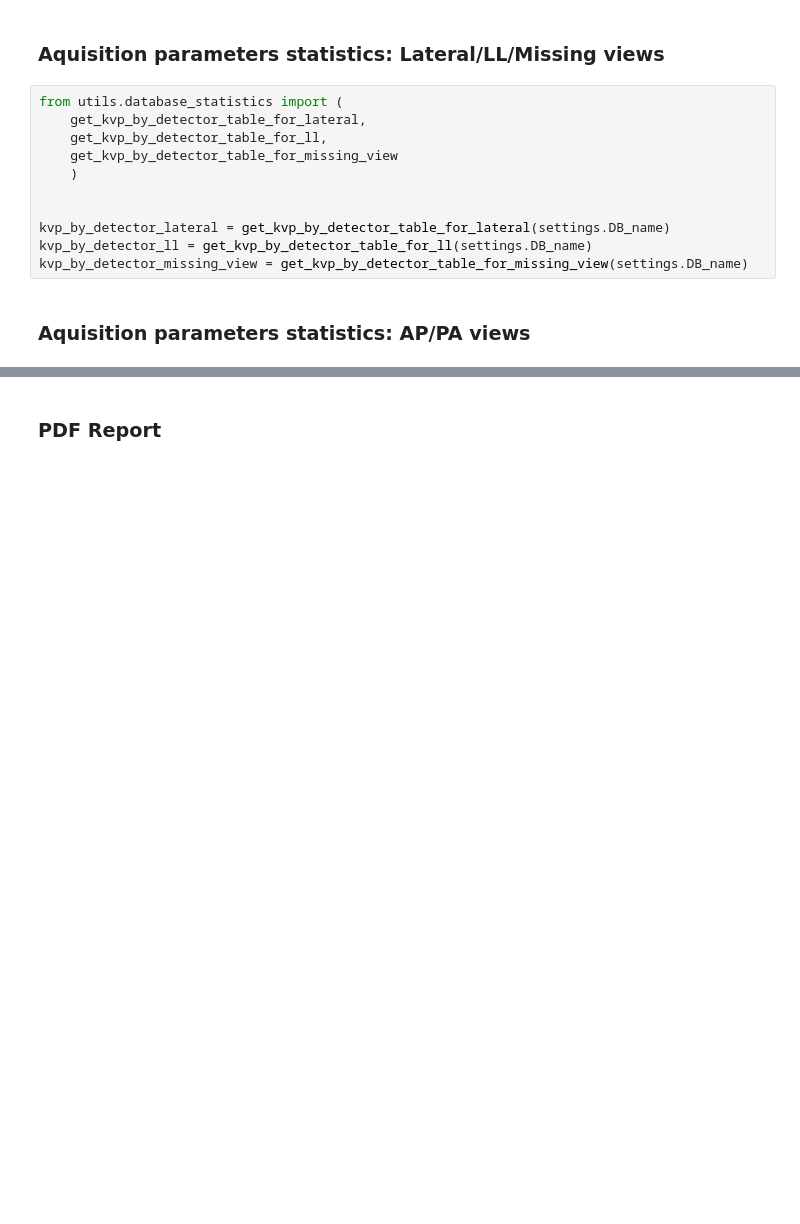
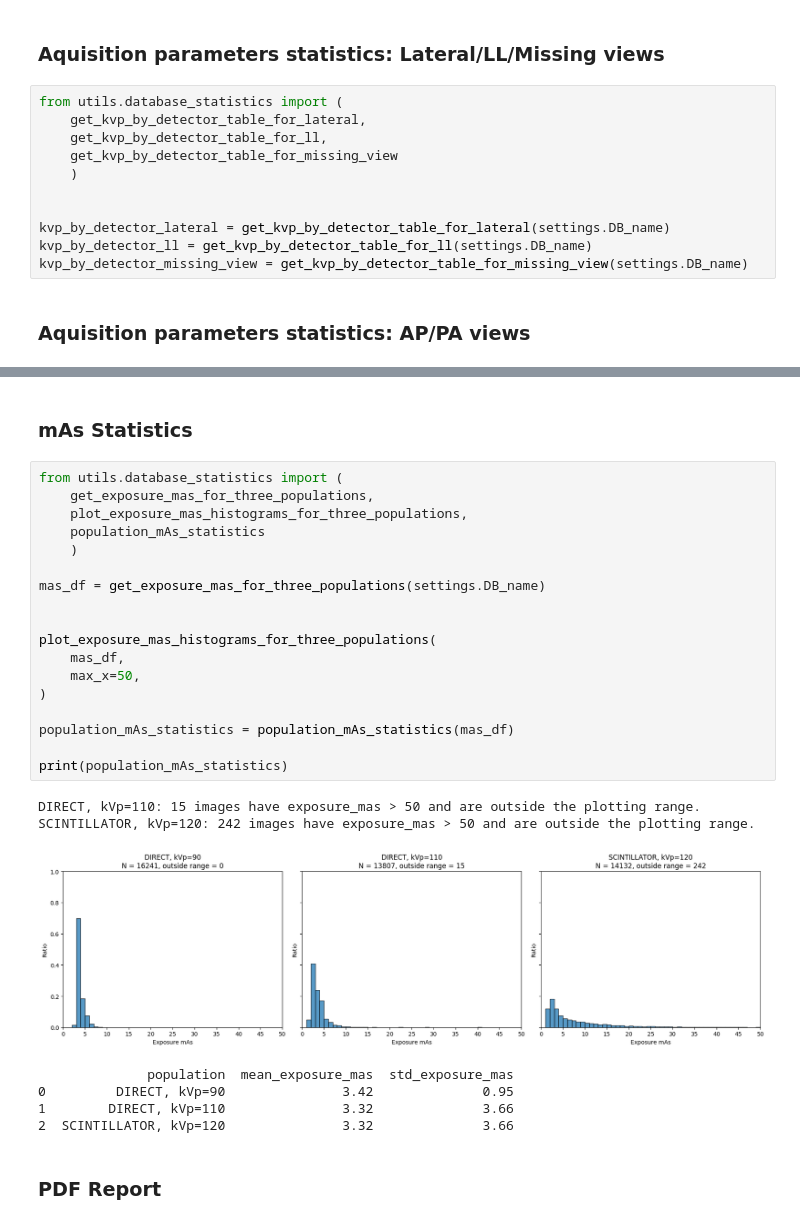
Before and after one commit to DmitryCherezov/Xray.harmonization, a Jupyter notebook: nb_statistics.ipynb, the cells around one changed output, grey strips where cells are left out. Saved outputs shown, nothing was run; the diff lists cells and outputs as text; blank space fills up the shorter version.

```diff
--- a/nb_statistics.ipynb
+++ b/nb_statistics.ipynb
@@ -62,3 +133,31 @@ print_kvp_by_detector_table_for_ap_pa(kvp_detector_tables)
+# %% [markdown]
+### mAs Statistics
+# %%
+from utils.database_statistics import (
+    get_exposure_mas_for_three_populations,
+    plot_exposure_mas_histograms_for_three_populations,
+    population_mAs_statistics
+    )
+
+mas_df = get_exposure_mas_for_three_populations(settings.DB_name)
+
+
+plot_exposure_mas_histograms_for_three_populations(
+    mas_df,
+    max_x=50,
+)
+
+population_mAs_statistics = population_mAs_statistics(mas_df)
+
+print(population_mAs_statistics)
+# %% [output]
+DIRECT, kVp=110: 15 images have exposure_mas > 50 and are outside the plotting range.
+SCINTILLATOR, kVp=120: 242 images have exposure_mas > 50 and are outside the plotting range.
+[figure, added]
+              population  mean_exposure_mas  std_exposure_mas
+0         DIRECT, kVp=90               3.42              0.95
+1        DIRECT, kVp=110               3.32              3.66
+2  SCINTILLATOR, kVp=120               3.32              3.66
 # %% [markdown]
 ### PDF Report
 # %%
```
Also changed, not shown: parts of 12 cells of this notebook, 16 other files.
